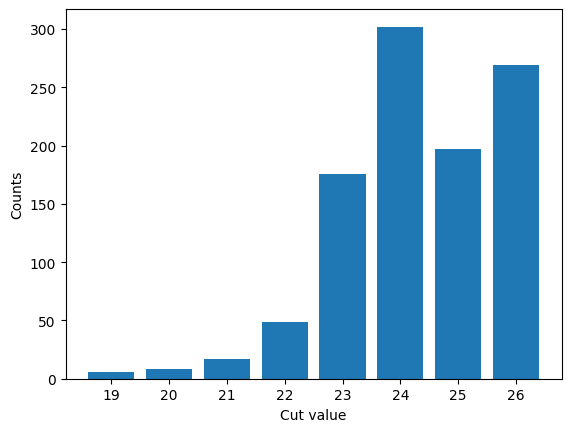
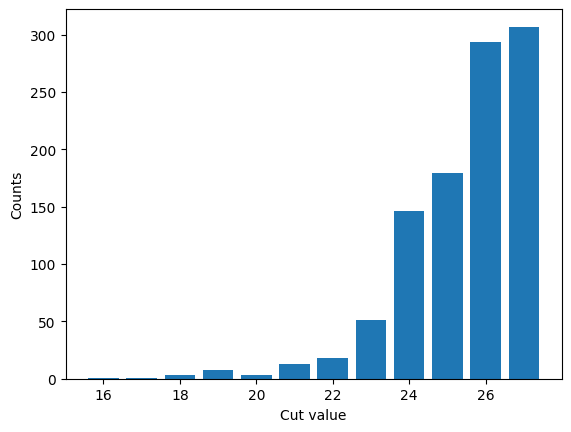
The change to this notebook cell's code, shown as a diff; its figure went from the first image to the second:
--- before
+++ after
@@ -1,9 +1,22 @@
 # repeat preparation of a graph, extract fixed angles
+pre_factor = -.5
+
+PRE_FACTOR_SCALING = 10  # this is used just for demonstration purposes. Remove this for real code
+demonstrate_rescaling = True
+if demonstrate_rescaling:
+    pre_factor *= PRE_FACTOR_SCALING
 graph_for_sampling = nx.random_regular_graph(DEGREE, N_NODES)
-cost_operator = graph_to_operator(graph_for_sampling, pre_factor=-.5)
+cost_operator = graph_to_operator(graph_for_sampling, pre_factor=pre_factor)
 circuit = qaoa_ansatz(cost_operator, reps=REPS)
 circuit.measure_all()
 sampler = SamplerV2()
+
+# load the fixed angles and 
 fa_params = FixedAngleConjecture().train(cost_operator, REPS, DEGREE)
+# correct the gamma part by the scaling factor. once again, this rescaling is not needed 
+if demonstrate_rescaling:
+    n = len(fa_params["optimized_params"])
+    for i in range(n//2, n):
+        fa_params["optimized_params"][i] /= PRE_FACTOR_SCALING
 
 # sample from the graph and count bitstrings
@@ -19,5 +32,5 @@
     """Given a bitstring assignment use the graph to calculate the cut value
 
-    Note that this value is identical to the energy plus (number of edges/4)
+    Note that this value is identical to the energy plus half the number of edges
     """
     assignment = [node for node, bit in zip(graph.nodes(), bitstring[::-1]) if bit == "1"]
@@ -35,3 +48,4 @@
 plt.bar(uniq, agg)
 plt.xlabel("Cut value")
-plt.ylabel("Counts");
+plt.ylabel("Counts")
+plt.show()

Commit: add discussion about max-cut pre-factor